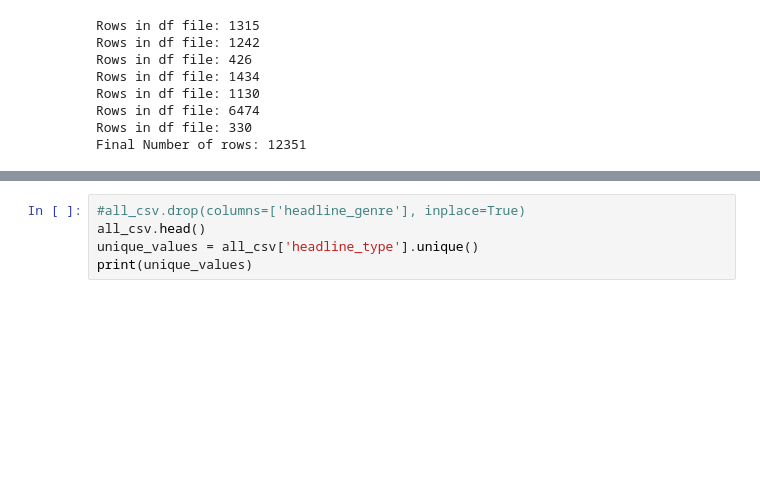
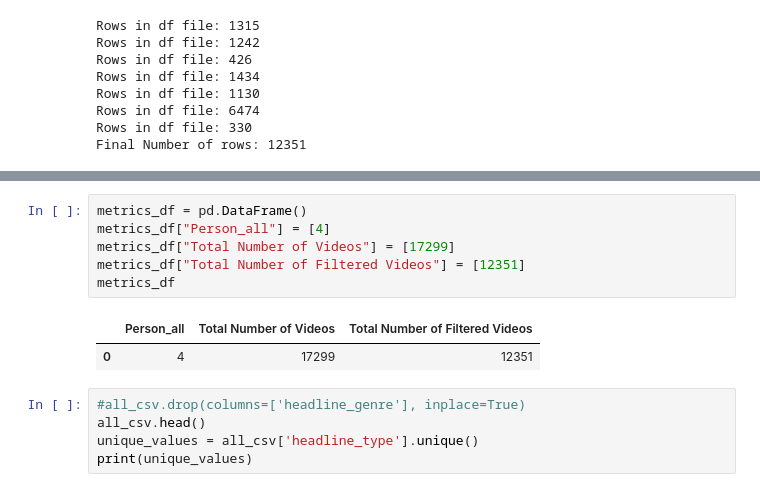
Before and after one commit to mirayagupta13/CS315Project2, a Jupyter notebook: cosine_nytAnalysis.ipynb, the cells around one changed output, grey strips where cells are left out. Drawn from its saved outputs; the diff is of its cells as text; blank space fills up the shorter version.

```diff
--- a/cosine_nytAnalysis.ipynb
+++ b/cosine_nytAnalysis.ipynb
@@ -33,3 +62,12 @@ Final Number of rows: 12351
+# %%
+metrics_df = pd.DataFrame()
+metrics_df["Person_all"] = [4]
+metrics_df["Total Number of Videos"] = [17299]
+metrics_df["Total Number of Filtered Videos"] = [12351]
+metrics_df
+# %% [output]
+|  | Person_all | Total Number of Videos | Total Number of Filtered Videos |
+| 0 | 4 | 17299 | 12351 |
 # %%
 #all_csv.drop(columns=['headline_genre'], inplace=True)
 all_csv.head()
```
Also changed, not shown: parts of 4 cells of this notebook.
